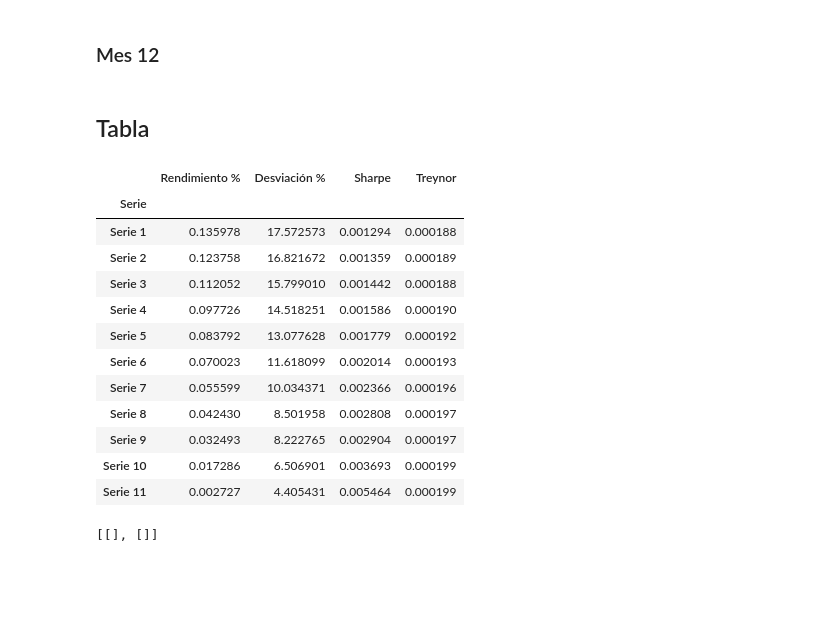
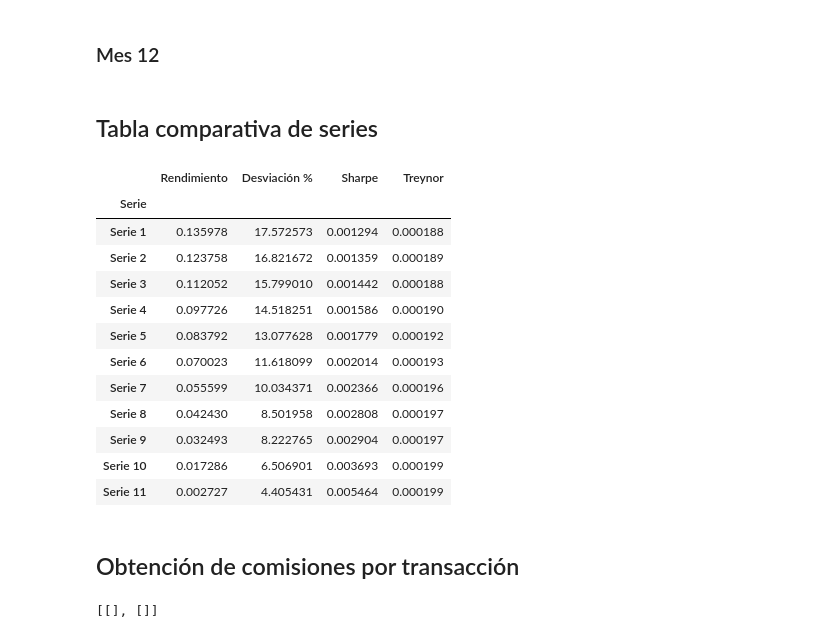
Before and after one commit to Dianachav/Trading_Lab1, a Jupyter notebook: Lab1_Python.ipynb, the cells around one changed output. Drawn from its saved outputs; the diff is of its cells as text; code cells hidden in the pictures; blank space fills up the shorter version.

```diff
--- a/Lab1_Python.ipynb
+++ b/Lab1_Python.ipynb
@@ -283,41 +316,41 @@ nav12 = nav["NAV per Share"].iloc[:39]
 desv12 = np.std(nav12)
 mean12 = np.mean(nav12)
 # %% [markdown]
-## Tabla
+## Tabla comparativa de series
 # %%
 ## Rendimiento de los ETF
 Ren1 = np.log(mean12/mean1)
 Ren2 = np.log(mean12/mean2)
 Ren3 = np.log(mean12/mean3)
 Ren4 = np.log(mean12/mean4)
 Ren5 = np.log(mean12/mean5)
 Ren6 = np.log(mean12/mean6)
 Ren7 = np.log(mean12/mean7)
 Ren8 = np.log(mean12/mean8)
 Ren9 = np.log(mean12/mean9)
 Ren10 = np.log(mean12/mean10)
 Ren11 = np.log(mean12/mean11)
 
 
 #DataFrame
 des = np.array([desv1,desv2,desv3,desv4,desv5,desv6,desv7,desv8,desv9,desv10,desv11])
 r = np.array([Ren1,Ren2,Ren3,Ren4,Ren5,Ren6,Ren7,Ren8,Ren9,Ren10,Ren11])
 usd_rate = [0.0241,0.0241,0.0239,0.0240,0.0241,0.0241,0.0243,0.0243,0.0242,0.0242, 0.0241]
 sharpe = ((((r/100)-usd_rate)/des)*(-1))
 beta = 1.21
 treynor = (((((r/100)-usd_rate)/beta)/100)*(-1))
 
 series = ["Serie 1", "Serie 2", "Serie 3", "Serie 4", "Serie 5", "Serie 6", "Serie 7",
           "Serie 8", "Serie 9", "Serie 10", "Serie 11"]
-tabla = pd.DataFrame(index=series,columns=['Rendimiento %'])
+tabla = pd.DataFrame(index=series,columns=['Rendimiento'])
 tabla.index.name = "Serie"
-tabla['Rendimiento %'] = r
+tabla['Rendimiento'] = r
 tabla['Desviación %'] = des
 tabla['Sharpe'] = sharpe
 tabla["Treynor"] = treynor
 tabla
 # %% [output]
-|  | Rendimiento % | Desviación % | Sharpe | Treynor |
+|  | Rendimiento | Desviación % | Sharpe | Treynor |
 | Serie |  |  |  |  |
 | Serie 1 | 0.135978 | 17.572573 | 0.001294 | 0.000188 |
 | Serie 2 | 0.123758 | 16.821672 | 0.001359 | 0.000189 |
@@ -330,6 +363,8 @@ tabla
 | Serie 9 | 0.032493 | 8.222765 | 0.002904 | 0.000197 |
 | Serie 10 | 0.017286 | 6.506901 | 0.003693 | 0.000199 |
 | Serie 11 | 0.002727 | 4.405431 | 0.005464 | 0.000199 |
+# %% [markdown]
+## Obtención de comisiones por transacción
 # %%
 #Función de comparación entre meses
 def NotM(a, b):
```
Also changed, not shown: parts of 20 cells of this notebook.
